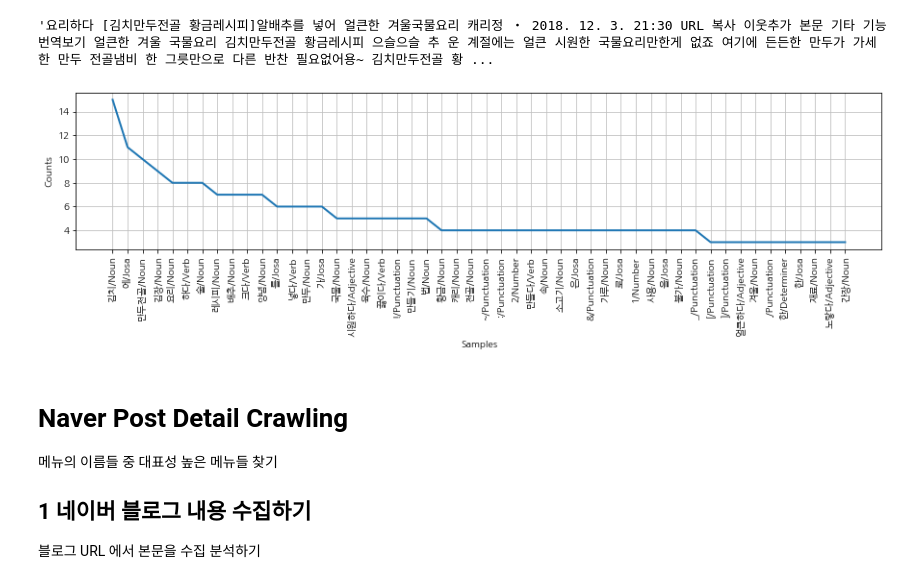
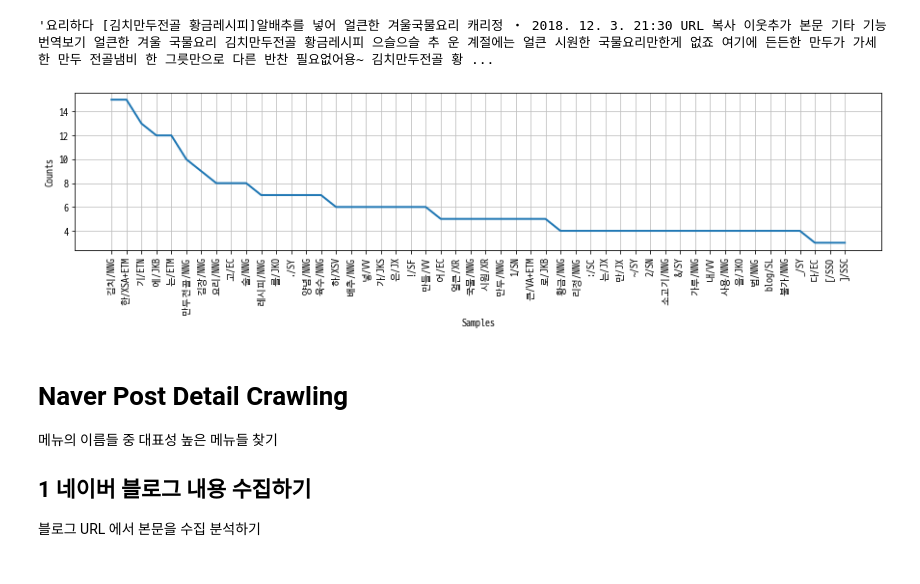
Before and after one commit to YongBeomKim/nlp_tutorial, a Jupyter notebook: 01-2.dataCraw.ipynb, the cells around one changed output. Drawn from its saved outputs; the diff is of its cells as text; code cells hidden in the pictures.

```diff
--- a/01-2.dataCraw.ipynb
+++ b/01-2.dataCraw.ipynb
@@ -160,22 +160,22 @@ blog_text[:250]
 # %% [output]
 '요리하다 [김치만두전골 황금레시피]알배추를 넣어 얼큰한 겨울국물요리 캐리정 ・ 2018. 12. 3. 21:30 URL 복사 이웃추가 본문 기타 기능 번역보기 얼큰한 겨울 국물요리 김치만두전골 황금레시피 으슬으슬 추 운 계절에는 얼큰 시원한 국물요리만한게 없죠 여기에 든든한 만두가 가세한 만두 전골냄비 한 그릇만으로 다른 반찬 필요없어용~ 김치만두전골 황 ...
 # %%
-from konlpy.tag import Okt
+from konlpy.tag import Mecab, Okt
 blog_text
-tokens = [_[0]+"/"+_[1]  for _ in Okt().pos(blog_text, stem=True)]
+tokens = [_[0]+"/"+_[1]  for _ in Mecab().pos(blog_text)] # , stem=True
 
 from nltk import Text
 token_blog = Text(tokens)   # [list] 객체로 Text 객체의 생성
 # %%
 %matplotlib inline
 from matplotlib import rc, rcParams
 import matplotlib.pyplot as plt
-rc('font', family=['NanumGothic','Malgun Gothic']) # 한글의 표시
+rc('font', family=['UbuntuMono-R', 'D2Coding']) # 한글의 표시
 rcParams['axes.unicode_minus'] = False             # '-' 표시의 처리
 plt.figure(figsize=(15, 3))  # 파레트 설정
 token_blog.plot(50)
 # %% [output]
-[figure, old version]
+[figure, new version]
 # %% [markdown]
 # **Naver Post Detail Crawling**
 메뉴의 이름들 중 대표성 높은 메뉴들 찾기
```
Also changed, not shown: 3 other files.
